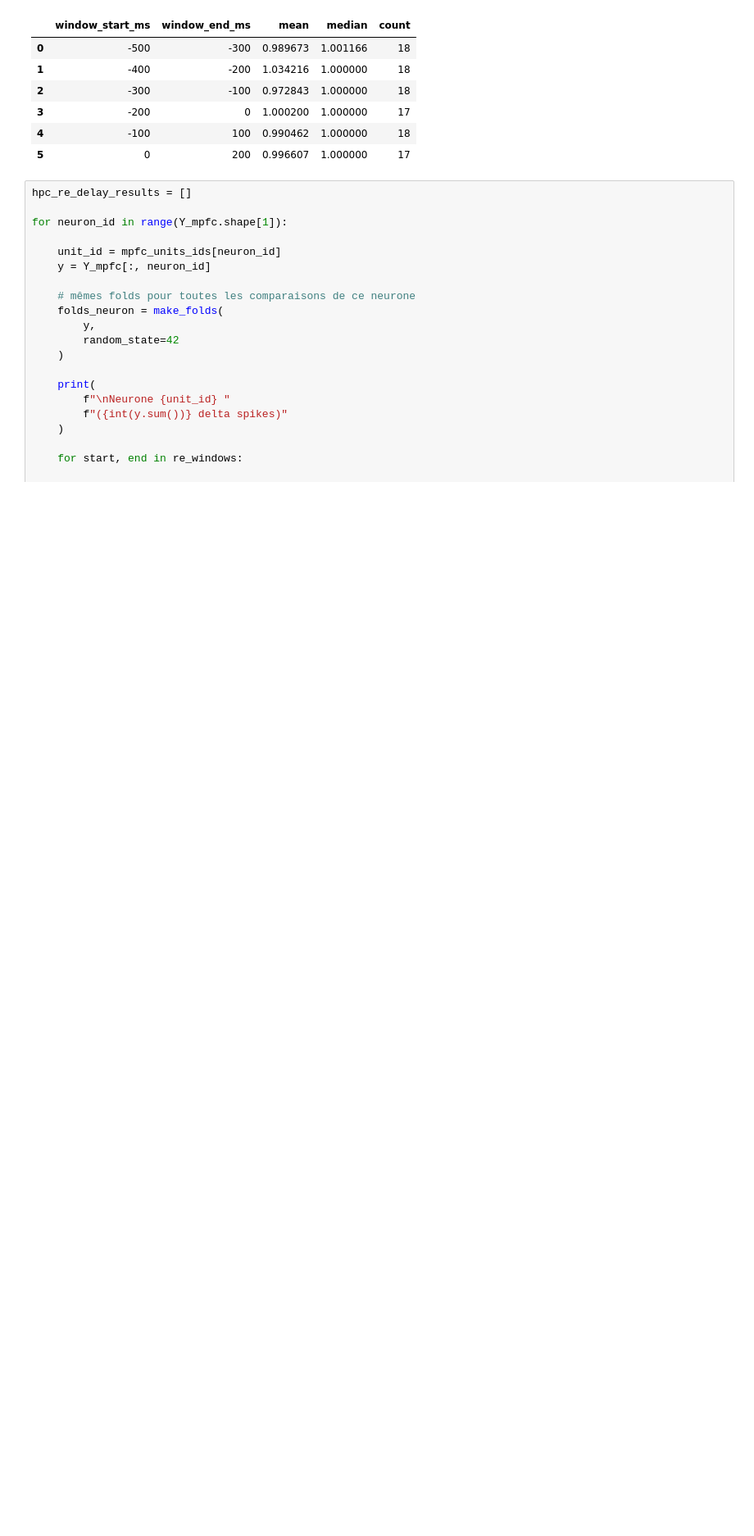
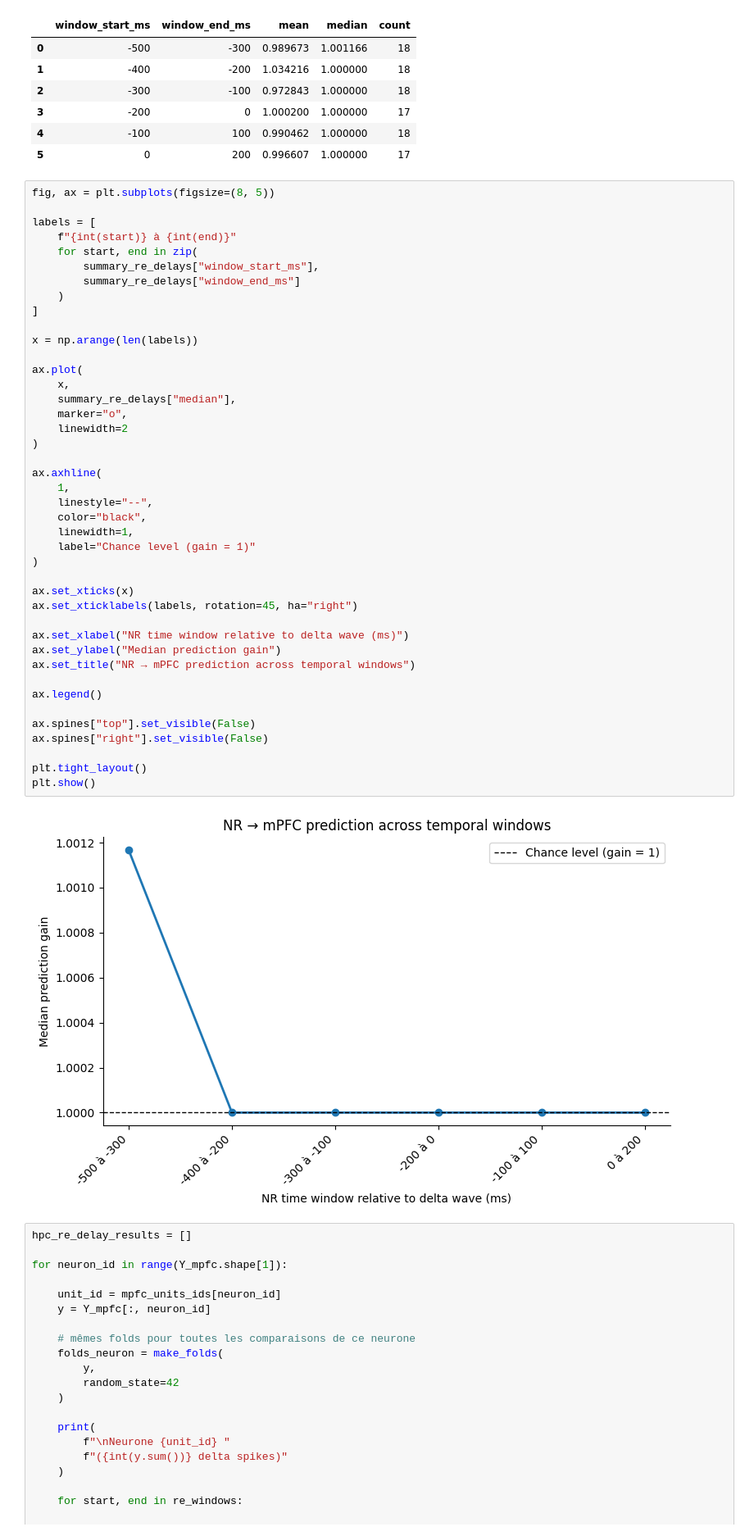
Before and after one commit to laura-marin3/Projet_final, a Jupyter notebook: scripts/Projet.ipynb, the cells around one changed output. Shown at 82% size. Drawn from its saved outputs; the diff is of its cells as text; blank space fills up the shorter version.

```diff
--- a/scripts/Projet.ipynb
+++ b/scripts/Projet.ipynb
@@ -1315,6 +1408,50 @@ summary_re_delays
 | 3 | -200 | 0 | 1.000200 | 1.000000 | 17 |
 | 4 | -100 | 100 | 0.990462 | 1.000000 | 18 |
 | 5 | 0 | 200 | 0.996607 | 1.000000 | 17 |
+# %%
+fig, ax = plt.subplots(figsize=(8, 5))
+
+labels = [
+    f"{int(start)} à {int(end)}"
+    for start, end in zip(
+        summary_re_delays["window_start_ms"],
+        summary_re_delays["window_end_ms"]
+    )
+]
+
+x = np.arange(len(labels))
+
+ax.plot(
+    x,
+    summary_re_delays["median"],
+    marker="o",
+    linewidth=2
+)
+
+ax.axhline(
+    1,
+    linestyle="--",
+    color="black",
+    linewidth=1,
+    label="Chance level (gain = 1)"
+)
+
+ax.set_xticks(x)
+ax.set_xticklabels(labels, rotation=45, ha="right")
+
+ax.set_xlabel("NR time window relative to delta wave (ms)")
+ax.set_ylabel("Median prediction gain")
+ax.set_title("NR → mPFC prediction across temporal windows")
+
+ax.legend()
+
+ax.spines["top"].set_visible(False)
+ax.spines["right"].set_visible(False)
+
+plt.tight_layout()
+plt.show()
+# %% [output]
+[figure, added]
 # %%
 hpc_re_delay_results = []
 
```
Also changed, not shown: parts of 10 cells of this notebook.
